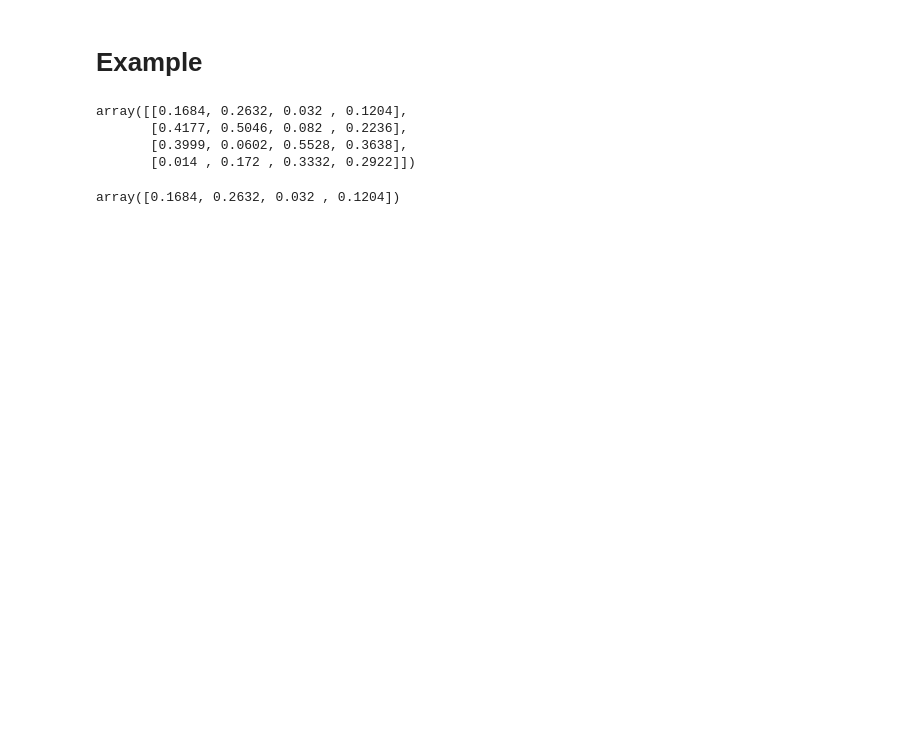
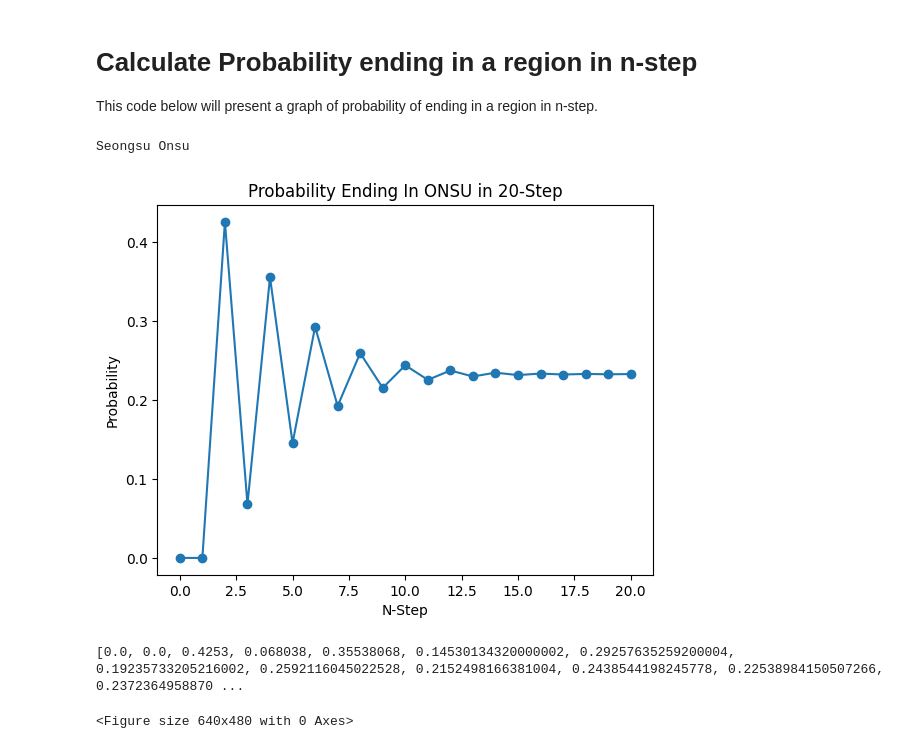
Before and after one commit to ardiantovn/markovchain, a Jupyter notebook: markovchain.ipynb, the cells around one changed output. Cells and saved outputs as stored; diff of their text form; code cells hidden in the pictures; blank space fills up the shorter version.

```diff
--- a/markovchain.ipynb
+++ b/markovchain.ipynb
@@ -96,35 +90,21 @@ Seongsu Onsu
-# %% [markdown]
-# Example
-# %%
-def matrix_power(matrix, power):
-  if power == 0:
-    return np.identity(len(matrix))
-  elif power == 1:
-    return matrix
-  else:
-    return np.dot(matrix, matrix_power(matrix, power-1))
-
-a = {'Seongsu': [0.00,   0.00,    0.28,  0.16],
-              'Onsu': [0.00,   0.00,    0.52,  0.41],
-              'Yaksu': [0.07,   0.86,    0.00,  0.43],
-              'Isu': [0.93,   0.14,    0.2,  0.00]}
-
-region_list = ['Seongsu', 'Onsu', 'Yaksu', 'Isu']
-
-a = pd.DataFrame.from_dict(data = a, orient='index', columns=region_list)
-
-b = a.to_numpy()
-c = matrix_power(b, 2)
-c
-# %% [output]
-array([[0.1684, 0.2632, 0.032 , 0.1204],
-       [0.4177, 0.5046, 0.082 , 0.2236],
-       [0.3999, 0.0602, 0.5528, 0.3638],
-       [0.014 , 0.172 , 0.3332, 0.2922]])
-# %%
-initial_dist = np.asarray([1,0,0,0])
-mc_p2 = matrix_power(a.to_numpy(),2)
-
-np.dot(initial_dist,mc_p2)
-# %% [output]
-array([0.1684, 0.2632, 0.032 , 0.1204])
+# %% [markdown]
+# Calculate Probability ending in a region in n-step
+
+This code below will present a graph of probability of ending in a region in n-step.
+# %%
+init_region= start
+final_region= end
+matrix_df= mc.blocked_df
+
+print(start, end)
+
+n_step=20
+res = mc.plot_prob_ending(init_region,
+                    final_region,
+                    matrix_df,
+                    n_step)
+# %% [output]
+Seongsu Onsu
+[figure, added]
+[0.0, 0.0, 0.4253, 0.068038, 0.35538068, 0.14530134320000002, 0.29257635259200004, 0.19235733205216002, 0.2592116045022528, 0.2152498166381004, 0.2438544198245778, 0.22538984150507266, 0.2372364958870 ...
+<Figure size 640x480 with 0 Axes>
```
Also changed, not shown: parts of 11 cells of this notebook, 21 other files.
